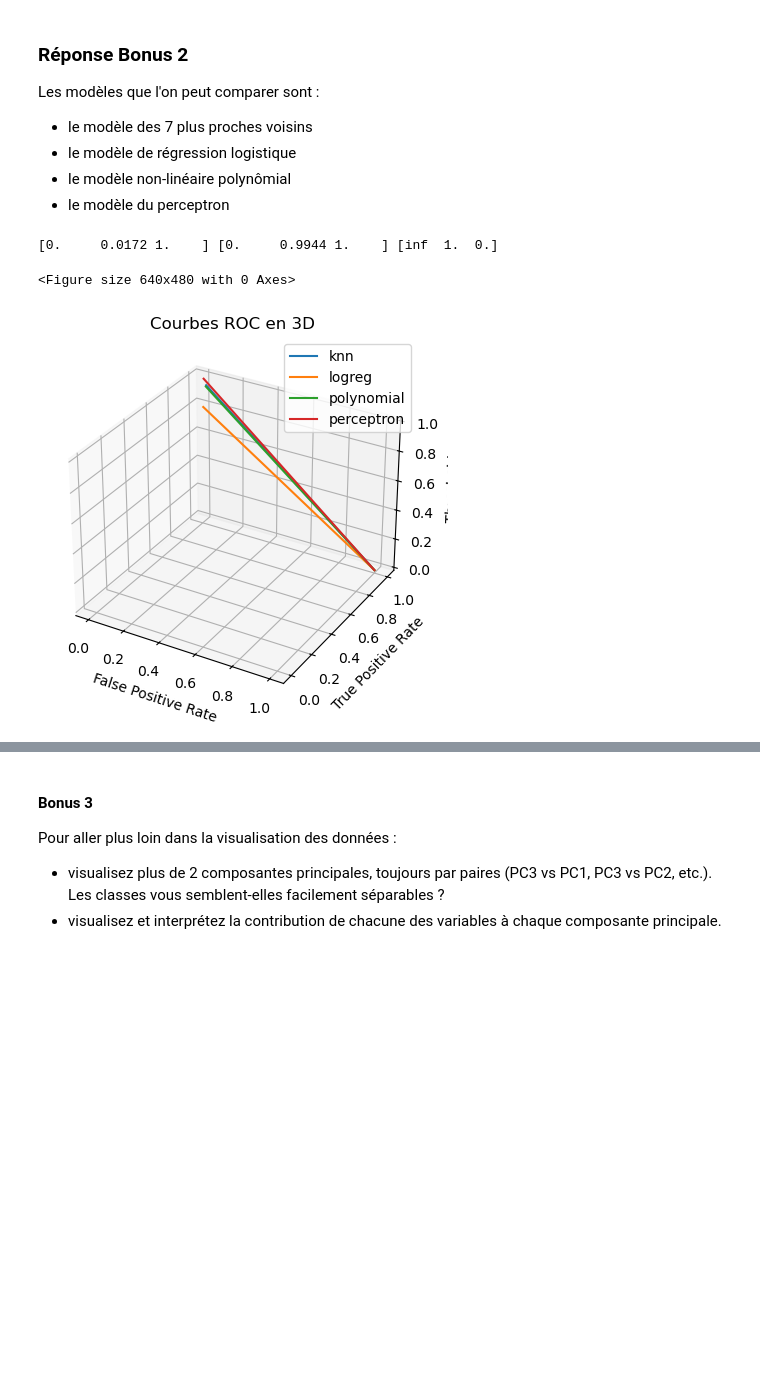
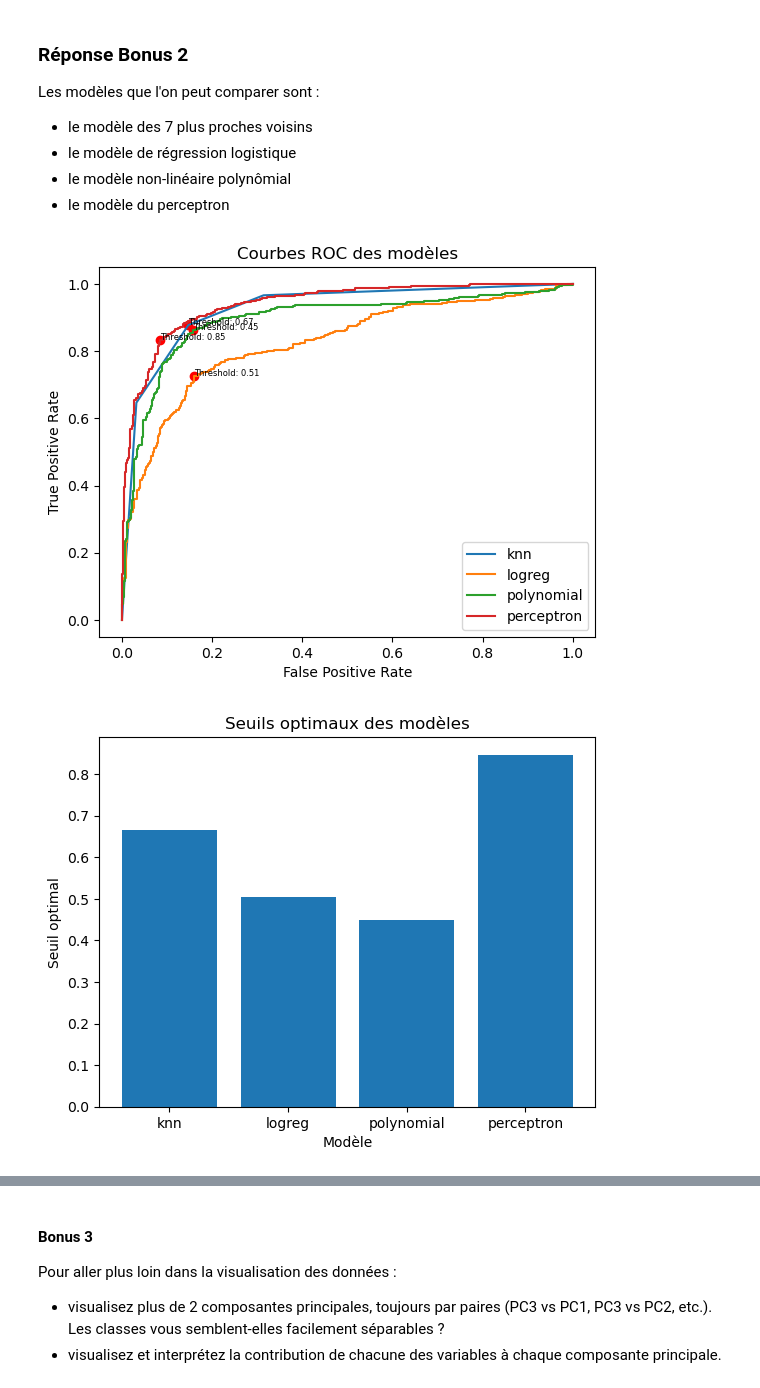
Before and after one commit to donatiendelachesnais/Projet-sciences-des-donn-es, a Jupyter notebook: Projet_SDD_2024.ipynb, the cells around one changed output, grey strips where cells are left out. Drawn from its saved outputs; the diff is of its cells as text; code cells hidden in the pictures; blank space fills up the shorter version.

Commit message:
Courbe ROC avec seuil optimal

```diff
--- a/Projet_SDD_2024.ipynb
+++ b/Projet_SDD_2024.ipynb
@@ -624,24 +627,35 @@ y_pred_polynomial = reg.predict(X_public_preprocessed_polynomial)
 y_pred = np.array([y_pred_knn, y_pred_logreg, y_pred_polynomial, y_pred_perceptron])
 models = ['knn', 'logreg', 'polynomial', 'perceptron']
 # %%
-# Affichage des courbes ROC sur un même graphique en 3D
+# Affichage des courbes ROC sur un même graphique
 fig = plt.figure()
-ax = fig.add_subplot(111, projection='3d')
+
+optimal_thresholds = []
 
 for i in range(4):
-    fpr, tpr, thresholds = metrics.roc_curve(y_public, y_pred[i])
-    ax.plot(fpr, tpr, thresholds, label=models[i])
+    fpr, tpr, thresholds = metrics.roc_curve(y_test, y_pred[i])
+    plt.plot(fpr, tpr, label=models[i])
+    # Point optimal
+    optimal_idx = np.argmax(tpr - fpr)
+    optimal_threshold = thresholds[optimal_idx]
+    optimal_thresholds.append(optimal_threshold)
+    plt.scatter(fpr[optimal_idx], tpr[optimal_idx], color='red')
+    plt.text(fpr[optimal_idx], tpr[optimal_idx], f'Threshold: {optimal_threshold:.2f}', fontsize=6)
 
-print(fpr, tpr, thresholds)
 
-ax.set_xlabel('False Positive Rate')
-ax.set_ylabel('True Positive Rate')
-ax.set_zlabel('Threshold')
-ax.set_title('Courbes ROC en 3D')
-ax.legend()
+plt.xlabel('False Positive Rate')
+plt.ylabel('True Positive Rate')
+plt.title('Courbes ROC des modèles')
+plt.legend()
 
 plt.show()
+
+# Histogramme des seuils optimaux
+plt.bar(models, optimal_thresholds)
+plt.xlabel('Modèle')
+plt.ylabel('Seuil optimal')
+plt.title('Seuils optimaux des modèles')
+plt.show()
 # %% [output]
-[0.     0.0172 1.    ] [0.     0.9944 1.    ] [inf  1.  0.]
-<Figure size 640x480 with 0 Axes>
-[figure, old version]
+[figure, new version]
+[figure, added]
```
Also changed, not shown: parts of 2 cells of this notebook.
